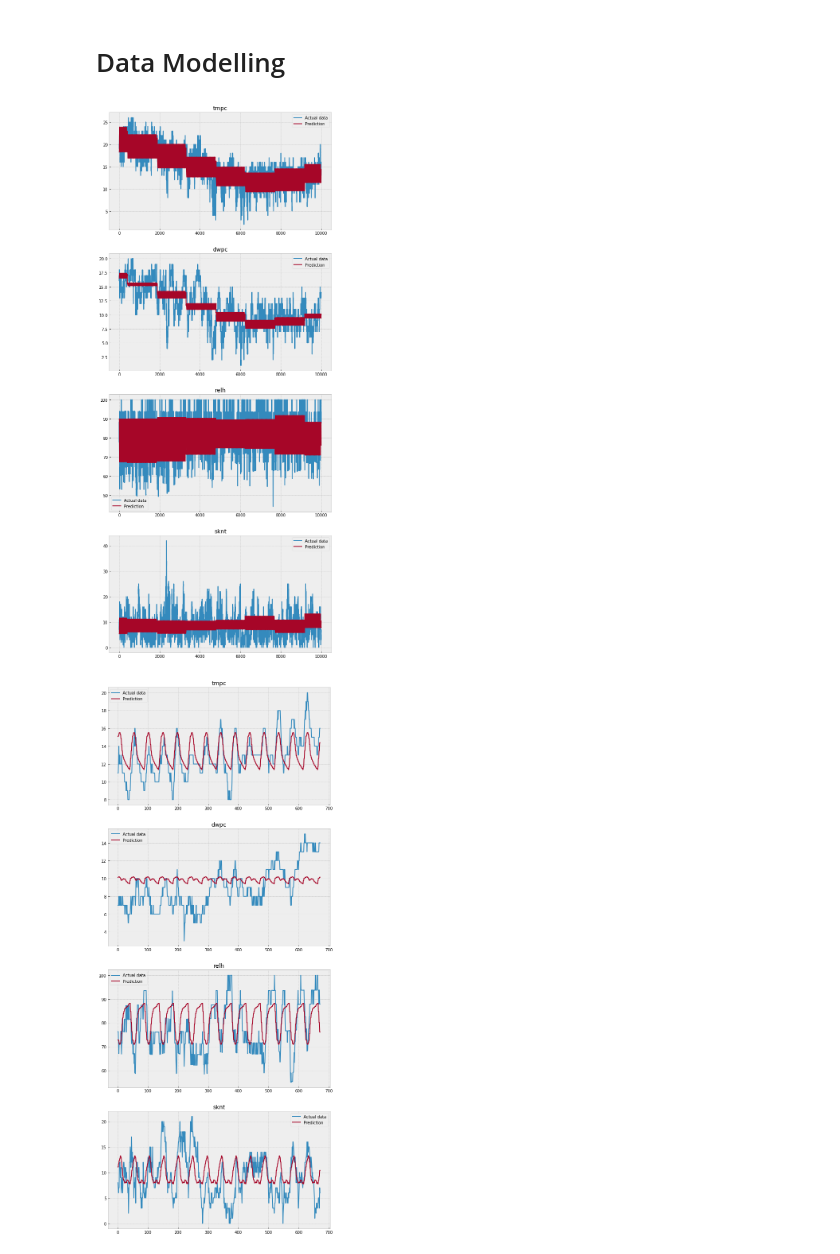
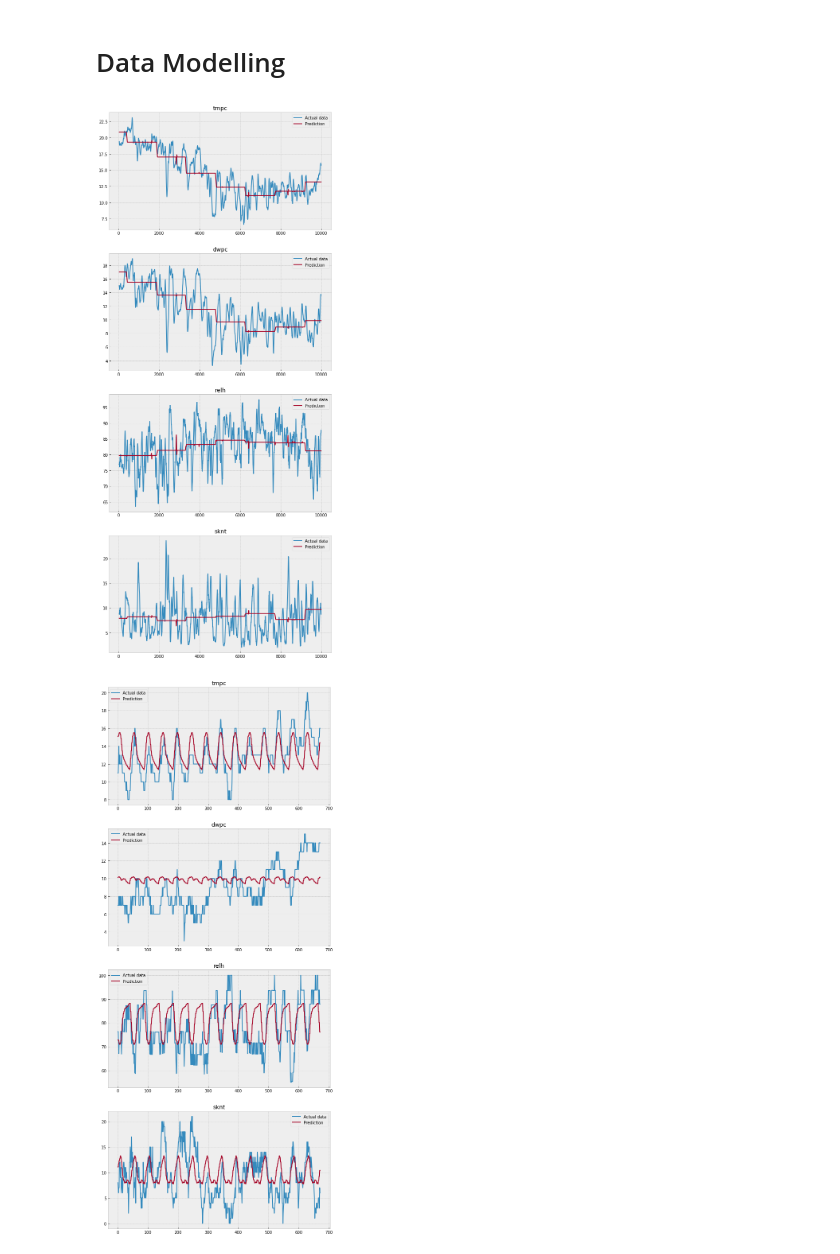
Before and after one commit to aguo921/2022-Phase-2, a Jupyter notebook: 3. Data Science/submission.ipynb, the cells around one changed output. Cells and saved outputs as stored; diff of their text form; code cells hidden in the pictures.

Commit message:
Edit comments, prediction plotting

```diff
--- a/3. Data Science/submission.ipynb
+++ b/3. Data Science/submission.ipynb
@@ -388,7 +387,7 @@ one_hot = make_pipeline(
 # %%
 model1 = one_hot.fit(trainX, trainY)
 # %%
-def make_predictions(model, testX, testY, names, last_hours=0):
+def make_predictions(model, testX, testY, names, window=1, last_hours=0):
     # predict values against test set
     predictions = pd.DataFrame()
     predictions[names] = model.predict(testX)
@@ -399,18 +398,20 @@ def make_predictions(model, testX, testY, names, last_hours=0):
 
     # plot predictions against actual data
     for i, name in enumerate(names):
+        y_average = testY[name].rolling(window).mean()
+        predictions_average = predictions[name].rolling(window).mean()
         axs[i].set_title(name)
-        axs[i].plot(testY[name].values[last_hours],label="Actual data")
-        axs[i].plot(predictions[name].values[last_hours],label="Prediction")
+        axs[i].plot(y_average.values[last_hours],label="Actual data")
+        axs[i].plot(predictions_average.values[last_hours],label="Prediction")
         axs[i].legend()
 
     fig.set_size_inches(10,25)
 
     fig.show()
 # %%
-make_predictions(model1, testX, testY, names=target_names)
+make_predictions(model1, testX, testY, window=48, names=target_names)
 # %% [output]
-[figure, old version]
+[figure, new version]
 # %%
 make_predictions(model1, testX, testY, names=target_names, last_hours=336) # 14 days
 # %% [output]
```
Also changed, not shown: parts of 6 cells of this notebook.
